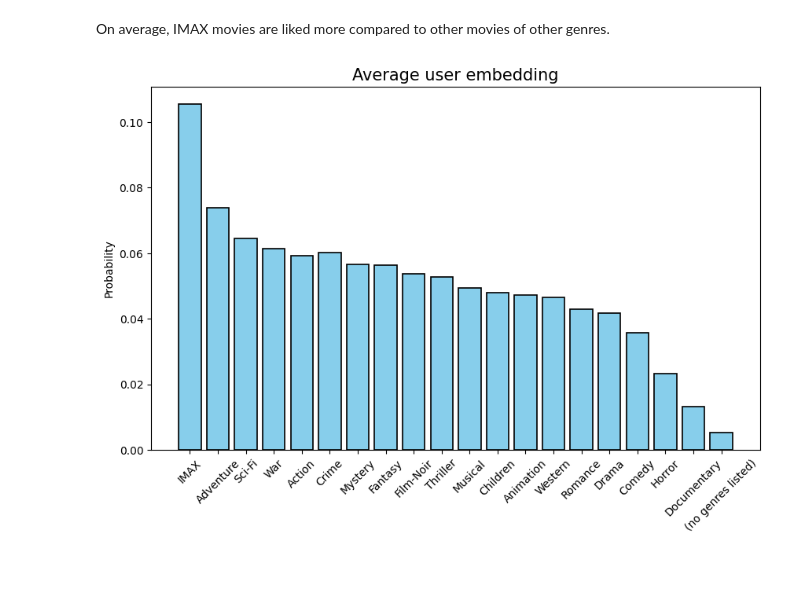
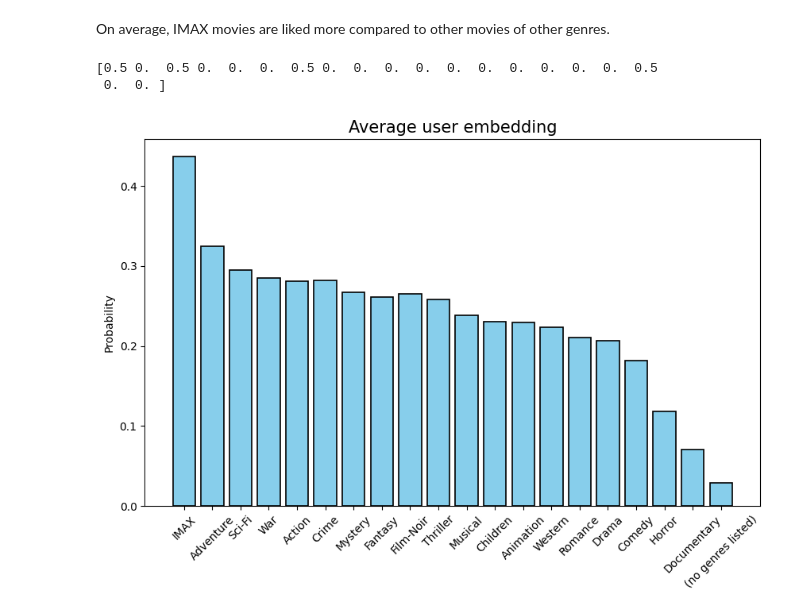
Before and after one commit to YasBenAll/Master_thesis_RLRSs, a Jupyter notebook: Datasets/movielens.ipynb, the cells around one changed output. Cells and saved outputs as stored; diff of their text form; code cells hidden in the pictures; blank space fills up the shorter version.

Commit message:
Update movielens.ipynb
Create user embedding generator, plus method to save item embeddings + quality in npz file

```diff
--- a/Datasets/movielens.ipynb
+++ b/Datasets/movielens.ipynb
@@ -168,27 +172,72 @@ plt.show()
 On average, IMAX movies are liked more compared to other movies of other genres.
 # %%
 priors = list(genre_likes)
+# %%
+def normalize_to_unit_euclidean_norm(e_i):
+    """
+    Normalizes the input vector to have a unit Euclidean norm.
+
+    Parameters:
+    e_i (array-like): The input vector to be normalized.
+
+    Returns:
+    np.ndarray: The normalized vector with a unit Euclidean norm.
+    """
+    e_i = np.array(e_i)
+    norm = np.linalg.norm(e_i)
+    if norm == 0:
+        return e_i
+    normalized_e_i = e_i / norm
+    return normalized_e_i
+
+class User:
+    def __init__(self, priors):
+        def generate_user_embedding(priors):
+            # Normalize priors to sum to 1
+            priors = np.array(priors)
+            priors /= priors.sum()
+
+            # Sample 6 to 10 times
+            samples = np.random.choice(len(priors), size=np.random.choice([6,7,8,9,10]), p=priors)
+            samples
+
+            embedding = np.zeros(len(priors))
+            # set values to one for the sampled indices
+            embedding[samples] = 1
+
+            # Normalize the embedding
+            embedding = normalize_to_unit_euclidean_norm(embedding)
+
+            return embedding
+
+        self.embedding = generate_user_embedding(priors)
+        self.main_topic = np.argmax(self.embedding)
+
+    def __str__(self):
+        return f"{self.embedding}"
+
+# Create a user
+user = User(priors)
+print(user)
+# %% [output]
+[0.5 0.  0.5 0.  0.  0.  0.5 0.  0.  0.  0.  0.  0.  0.  0.  0.  0.  0.5
+ 0.  0. ]
 # %%
-n = 100000
-
-def generate_user_embedding(priors):
-    user_embedding = np.zeros(len(priors))
-    for i in range(len(priors)):
-        user_embedding[i] = np.random.binomial(1, priors[i])
-    return user_embedding
+n = 10000
 
 avg = np.zeros(len(priors))
 for i in range(n):
-    avg += generate_user_embedding(priors)
+    user = User(priors)
+    avg += generate_user_embedding(user.embedding)
 
 avg /= n
 
 # Plot the result
 plt.figure(figsize=(10, 6))
 plt.bar(range(len(priors)), avg, color='skyblue', edgecolor='black', linewidth=1.2)
 plt.xticks(range(len(priors)), genre_likes.index, rotation=45)
 plt.ylabel('Probability')
 plt.title('Average user embedding', fontsize=15)
 plt.show()
 # %% [output]
-[figure, old version]
+[figure, new version]
```
Also changed, not shown: parts of 7 cells of this notebook, 1 other file.
